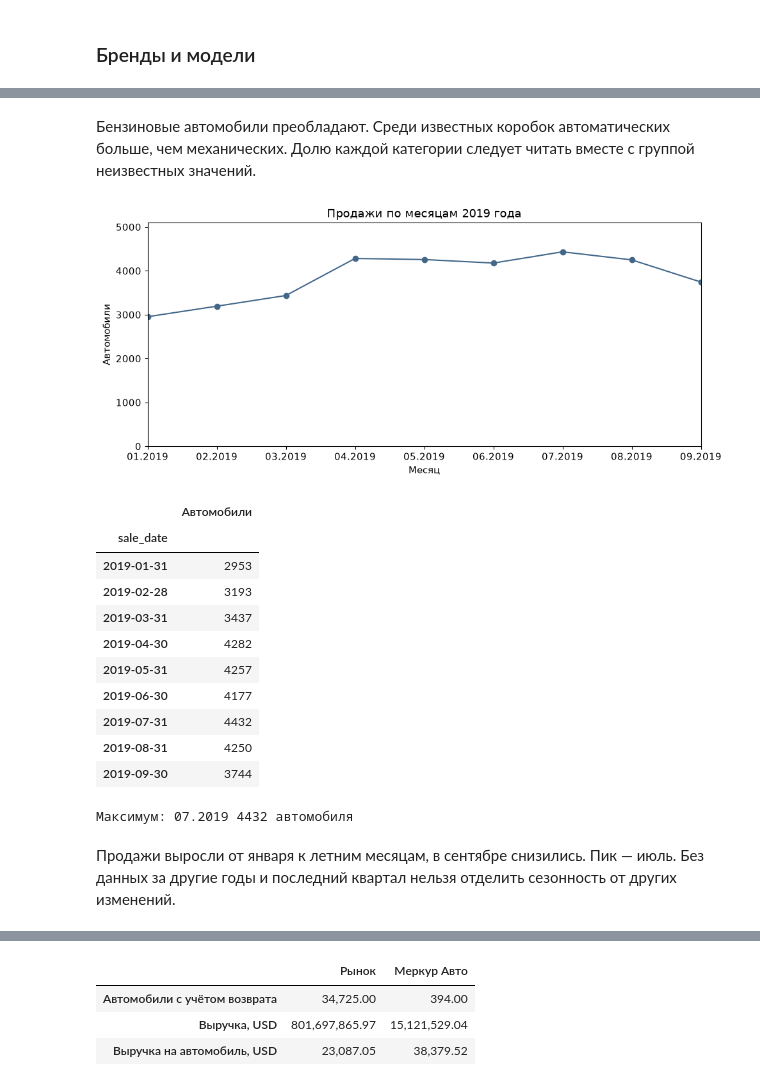
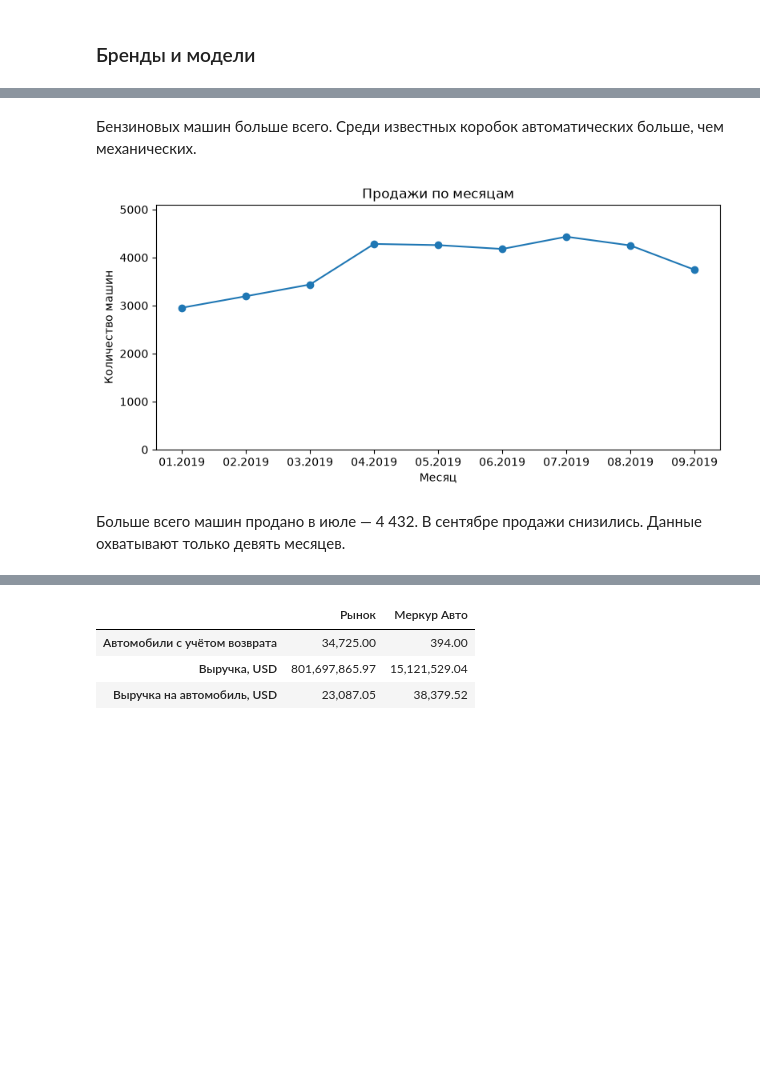
Before and after one commit to inlyooo/mercur-auto-analysis, a Jupyter notebook: analysis.ipynb, the cells around one changed output, grey strips where cells are left out. Drawn from its saved outputs; the diff is of its cells as text; code cells hidden in the pictures; blank space fills up the shorter version.

```diff
--- a/analysis.ipynb
+++ b/analysis.ipynb
@@ -23,8 +21,7 @@ from clean_data import clean_data
 %matplotlib inline
 pd.set_option('display.max_columns', 18)
 pd.set_option('display.float_format', lambda value: f'{value:,.2f}')
-plt.rcParams.update({'figure.figsize': (10, 4.5), 'font.family': 'DejaVu Sans', 'font.size': 11})
-blue, orange = '#426789', '#c07836'
+plt.rcParams['figure.figsize'] = (8, 4)
 
 raw = pd.read_csv('autokz2019.csv', sep=';', decimal=',', low_memory=False)
 print('Размер исходной таблицы:', raw.shape)
@@ -306,29 +284,15 @@ plt.show()
 # %% [markdown]
-Бензиновые автомобили преобладают. Среди известных коробок автоматических больше, чем механических. Долю каждой категории следует читать вместе с группой неизвестных значений.
+Бензиновых машин больше всего. Среди известных коробок автоматических больше, чем механических.
 # %%
 monthly = market.groupby('sale_date')['quantity'].sum()
-ax = monthly.plot(marker='o', color=blue)
-ax.set(title='Продажи по месяцам 2019 года', xlabel='Месяц', ylabel='Автомобили')
-ax.set_xticks(monthly.index)
-ax.set_xticklabels(monthly.index.strftime('%m.%Y'))
-ax.set_ylim(0, monthly.max() * 1.15)
+plt.plot(monthly.index.strftime('%m.%Y'), monthly.values, marker='o')
+plt.xlabel('Месяц')
+plt.ylabel('Количество машин')
+plt.title('Продажи по месяцам')
+plt.ylim(0, monthly.max() * 1.15)
 plt.tight_layout()
 plt.show()
-display(monthly.to_frame('Автомобили'))
-print('Максимум:', monthly.idxmax().strftime('%m.%Y'), monthly.max(), 'автомобиля')
 # %% [output]
-[figure, old version]
+[figure, new version]
-|  | Автомобили |
-| sale_date |  |
-| 2019-01-31 | 2953 |
-| 2019-02-28 | 3193 |
-| 2019-03-31 | 3437 |
-| 2019-04-30 | 4282 |
-| 2019-05-31 | 4257 |
-| 2019-06-30 | 4177 |
-| 2019-07-31 | 4432 |
-| 2019-08-31 | 4250 |
-| 2019-09-30 | 3744 |
-Максимум: 07.2019 4432 автомобиля
 # %% [markdown]
-Продажи выросли от января к летним месяцам, в сентябре снизились. Пик — июль. Без данных за другие годы и последний квартал нельзя отделить сезонность от других изменений.
+Больше всего машин продано в июле — 4 432. В сентябре продажи снизились. Данные охватывают только девять месяцев.
```
Also changed, not shown: parts of 25 cells of this notebook, 2 other files.
